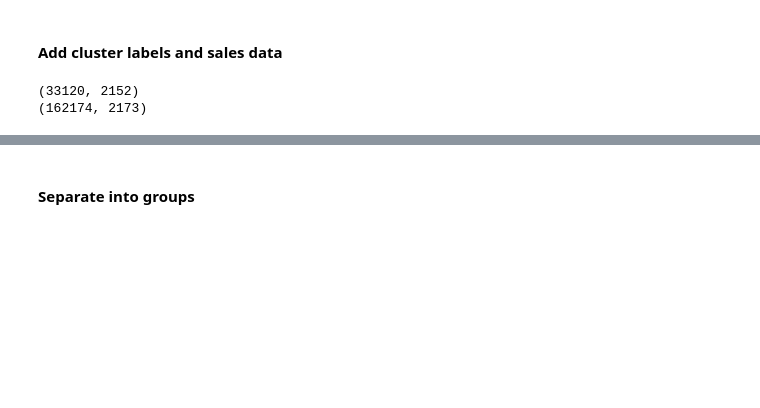
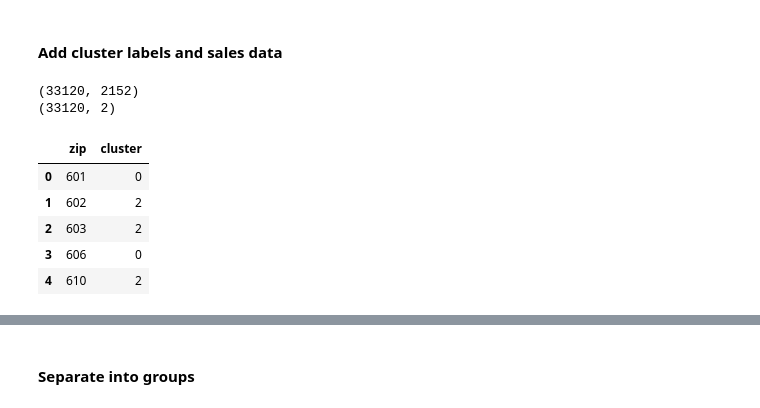
Before and after one commit to joshuajnoble/w207_group_project, a Jupyter notebook: Clustering_eb.ipynb, the cells around one changed output, grey strips where cells are left out. Saved outputs shown, nothing was run; the diff lists cells and outputs as text; code cells hidden in the pictures; blank space fills up the shorter version.

```diff
--- a/Clustering_eb.ipynb
+++ b/Clustering_eb.ipynb
@@ -53,13 +64,16 @@ print (clstrs.labels_)
 # %%
 #add the column for clusters
 demo['cluster'] = clstrs.labels_
 print(demo.shape)
-
-
-#join the sales data
-data = demo.set_index('zip').join(sales.set_index('zip'))
-
-print(data.shape)
+clusters = pd.DataFrame(demo[['zip','cluster']])
+print(clusters.shape)
+clusters.head()
 # %% [output]
 (33120, 2152)
-(162174, 2173)
+(33120, 2)
+|  | zip | cluster |
+| 0 | 601 | 0 |
+| 1 | 602 | 2 |
+| 2 | 603 | 2 |
+| 3 | 606 | 0 |
+| 4 | 610 | 2 |
```
Also changed, not shown: parts of 8 cells of this notebook.
